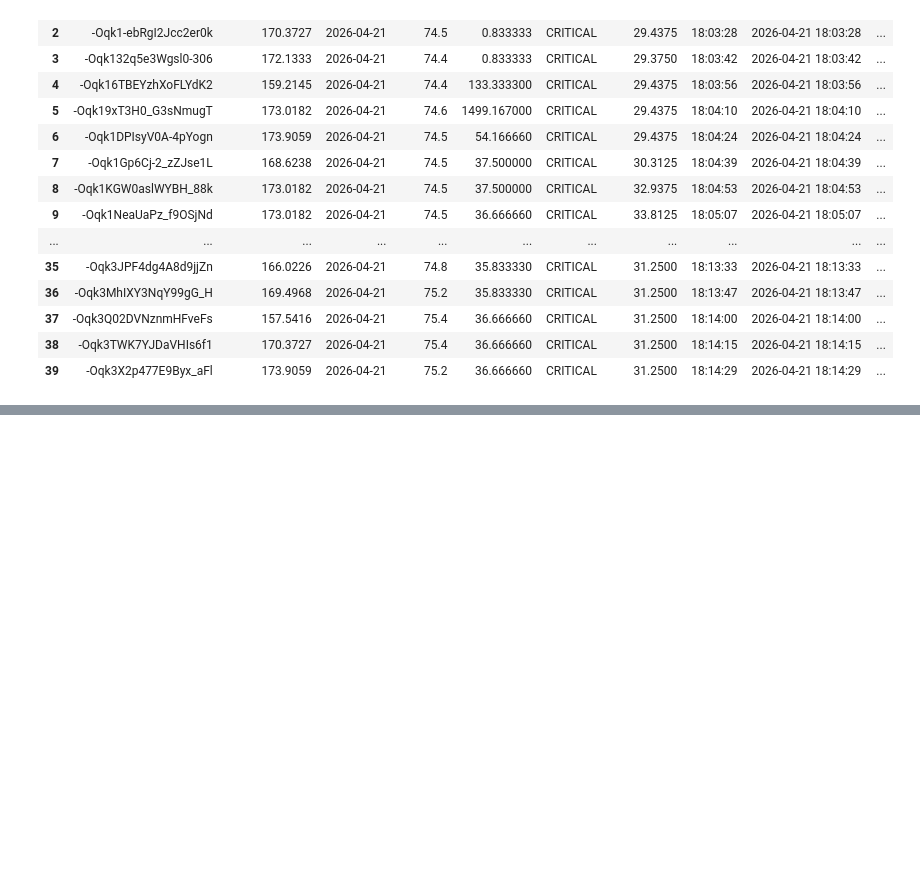
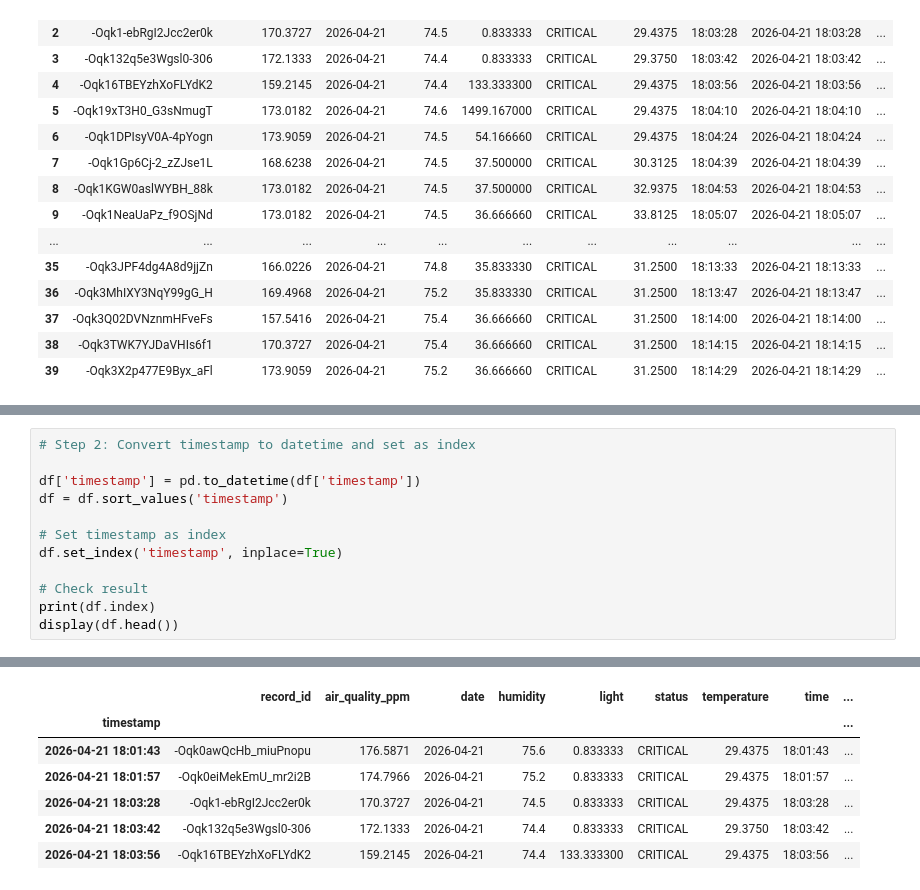
Before and after one commit to shashithenuwara/IOT, a Jupyter notebook: MLmodel.ipynb, the cells around one changed output, grey strips where cells are left out. Drawn from its saved outputs; the diff is of its cells as text; blank space fills up the shorter version.

```diff
--- a/MLmodel.ipynb
+++ b/MLmodel.ipynb
@@ -159,0 +198,13 @@ df.head(40)
+# %%
+# Step 2: Convert timestamp to datetime and set as index
+
+df['timestamp'] = pd.to_datetime(df['timestamp'])
+df = df.sort_values('timestamp')
+
+# Set timestamp as index
+df.set_index('timestamp', inplace=True)
+
+# Check result
+print(df.index)
+display(df.head())
+# %% [output]
@@ -159,0 +223,7 @@ df.head(40)
+|  | record_id | air_quality_ppm | date | humidity | light | status | temperature | time | ... |
+| timestamp |  |  |  |  |  |  |  |  | ... |
+| 2026-04-21 18:01:43 | -Oqk0awQcHb_miuPnopu | 176.5871 | 2026-04-21 | 75.6 | 0.833333 | CRITICAL | 29.4375 | 18:01:43 | ... |
+| 2026-04-21 18:01:57 | -Oqk0eiMekEmU_mr2i2B | 174.7966 | 2026-04-21 | 75.2 | 0.833333 | CRITICAL | 29.4375 | 18:01:57 | ... |
+| 2026-04-21 18:03:28 | -Oqk1-ebRgI2Jcc2er0k | 170.3727 | 2026-04-21 | 74.5 | 0.833333 | CRITICAL | 29.4375 | 18:03:28 | ... |
+| 2026-04-21 18:03:42 | -Oqk132q5e3Wgsl0-306 | 172.1333 | 2026-04-21 | 74.4 | 0.833333 | CRITICAL | 29.3750 | 18:03:42 | ... |
+| 2026-04-21 18:03:56 | -Oqk16TBEYzhXoFLYdK2 | 159.2145 | 2026-04-21 | 74.4 | 133.333300 | CRITICAL | 29.4375 | 18:03:56 | ... |
```
Also changed, not shown: parts of 17 cells of this notebook.
